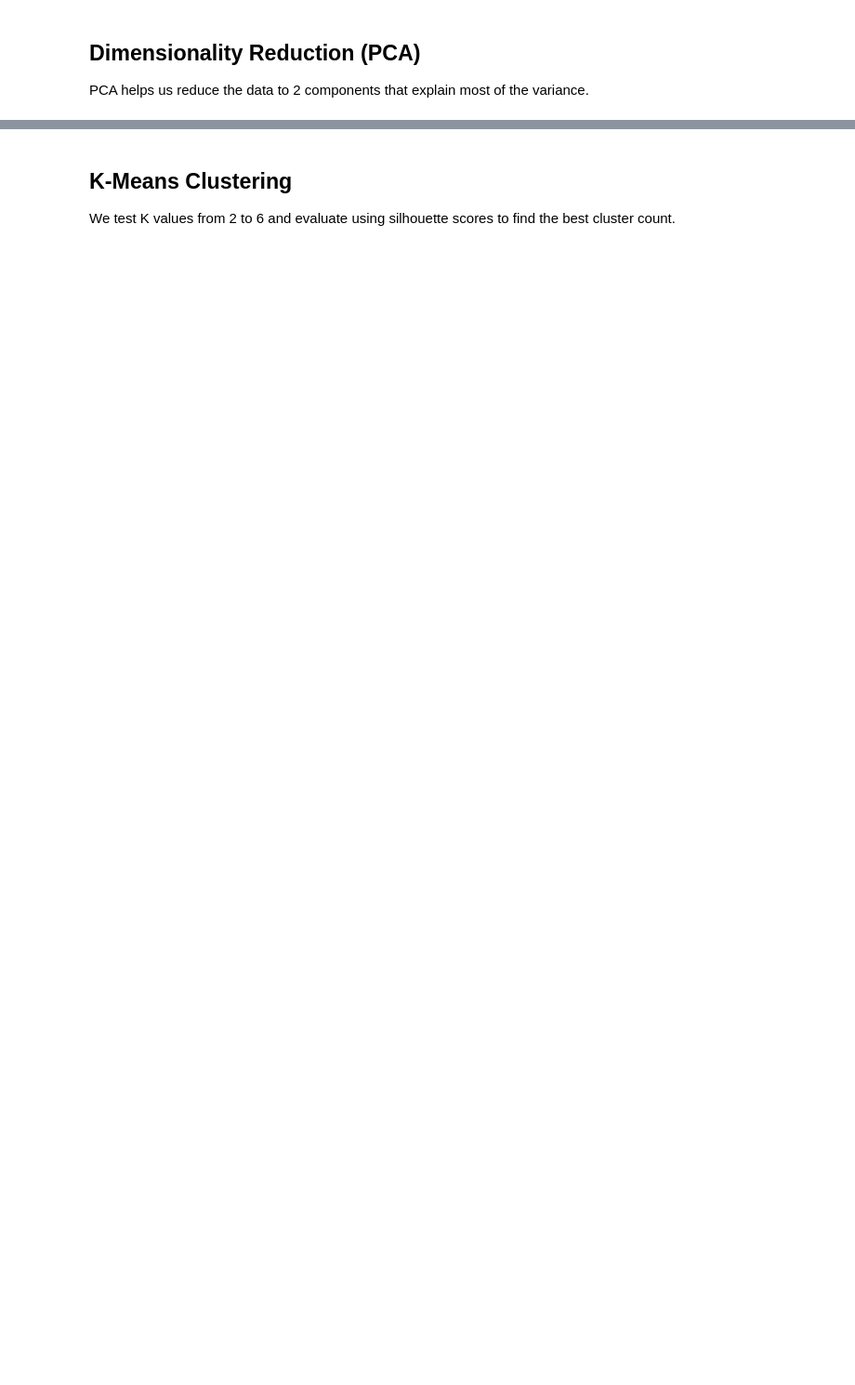
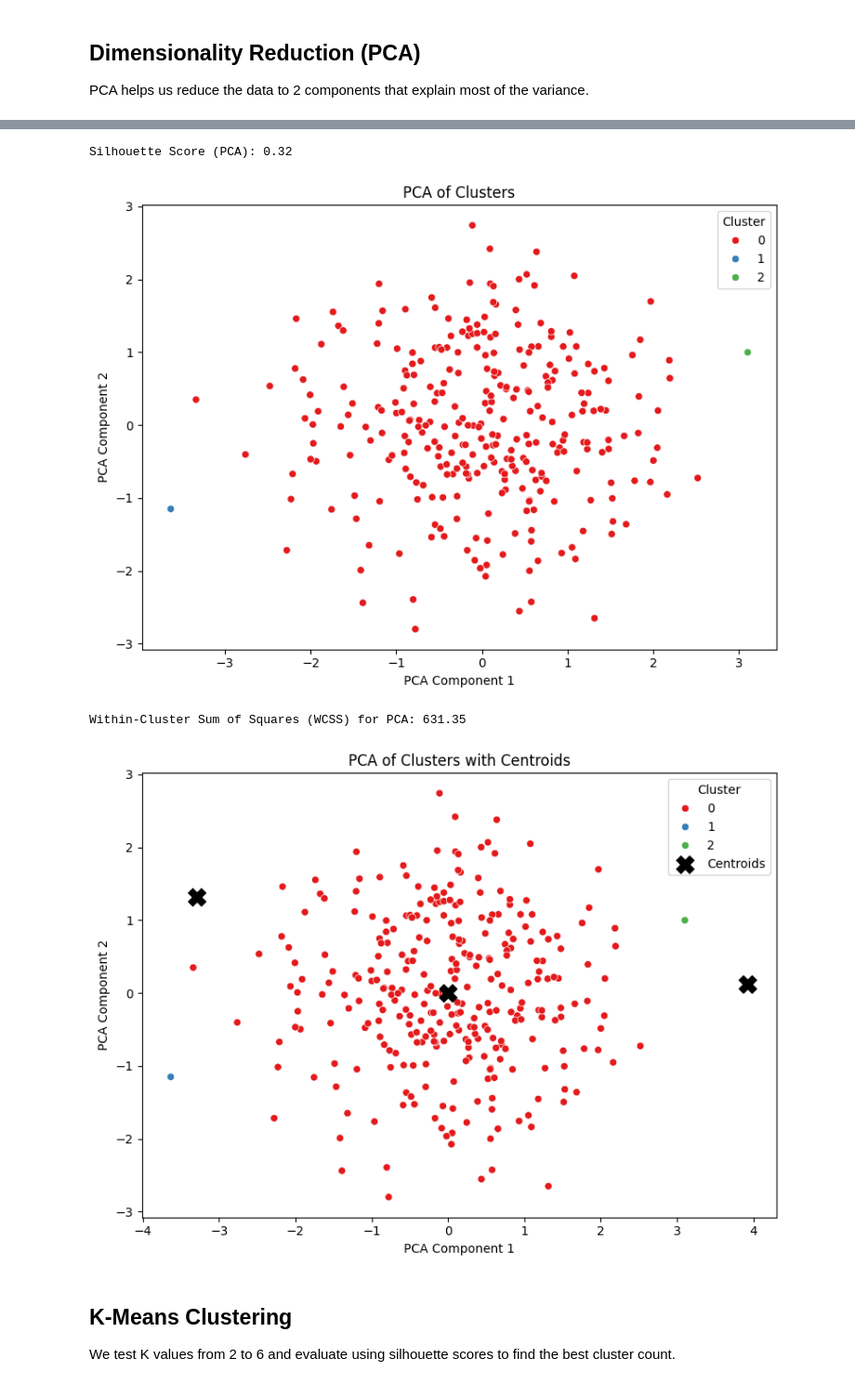
Before and after one commit to ACastel21/MGT-665-LAB3, a Jupyter notebook: MGT 665 Castel Andrey Lab 3 CODE.ipynb, the cells around one changed output, grey strips where cells are left out. Shown at 93% size. Cells and saved outputs as stored; diff of their text form; code cells hidden in the pictures; blank space fills up the shorter version.

```diff
--- a/MGT 665 Castel Andrey Lab 3 CODE.ipynb
+++ b/MGT 665 Castel Andrey Lab 3 CODE.ipynb
@@ -64,3 +123,47 @@ print('Explained variance by 2 components:', pca.explained_variance_ratio_.sum()
+# %%
+## Rerun the clustering on PCA data
+pca_model = AgglomerativeClustering(n_clusters=3, linkage='single')
+pca_cluster_labels = pca_model.fit_predict(pca_data)
+# Silhouette Score
+pca_silhouette = silhouette_score(pca_data, pca_cluster_labels)
+print("Silhouette Score (PCA):", round(pca_silhouette, 2))
+# Plotting the PCA results
+plt.figure(figsize=(8, 6))
+sns.scatterplot(x=pca_data[:, 0], y=pca_data[:, 1], hue=pca_cluster_labels, palette='Set1')
+plt.title('PCA of Clusters')
+plt.xlabel('PCA Component 1')
+plt.ylabel('PCA Component 2')
+plt.legend(title='Cluster')
+plt.tight_layout()
+plt.show()
+# WCSS for PCA clusters
+pca_cluster_0 = pca_data[pca_cluster_labels == 0]
+pca_cluster_1 = pca_data[pca_cluster_labels == 1]
+pca_cluster_2 = pca_data[pca_cluster_labels == 2]
+pca_centroid_0 = np.mean(pca_cluster_0, axis=0)
+pca_centroid_1 = np.mean(pca_cluster_1, axis=0)
+pca_centroid_2 = np.mean(pca_cluster_2, axis=0)
+pca_wcss_0 = np.sum((pca_cluster_0 - pca_centroid_0) ** 2)
+pca_wcss_1 = np.sum((pca_cluster_1 - pca_centroid_1) ** 2)
+pca_wcss_2 = np.sum((pca_cluster_2 - pca_centroid_2) ** 2)
+total_pca_wcss = pca_wcss_0 + pca_wcss_1 + pca_wcss_2
+print("Within-Cluster Sum of Squares (WCSS) for PCA:", round(total_pca_wcss, 2))
+# Plotting the PCA results with centroids
+plt.figure(figsize=(8, 6))
+sns.scatterplot(x=pca_data[:, 0], y=pca_data[:, 1], hue=pca_cluster_labels, palette='Set1')
+centroids = np.array([centroid_0, centroid_1, centroid_2])
+plt.scatter(centroids[:, 0], centroids[:, 1], s=200, c='black', marker='X', label='Centroids')
+plt.title('PCA of Clusters with Centroids')
+plt.xlabel('PCA Component 1')
+plt.ylabel('PCA Component 2')
+plt.legend(title='Cluster')
+plt.tight_layout()
+plt.show()
+# %% [output]
+Silhouette Score (PCA): 0.32
+[figure, added]
+Within-Cluster Sum of Squares (WCSS) for PCA: 631.35
+[figure, added]
 # %% [markdown]
 ## K-Means Clustering
 We test K values from 2 to 6 and evaluate using silhouette scores to find the best cluster count.
```
Also changed, not shown: parts of 15 cells of this notebook, 1 other file.
